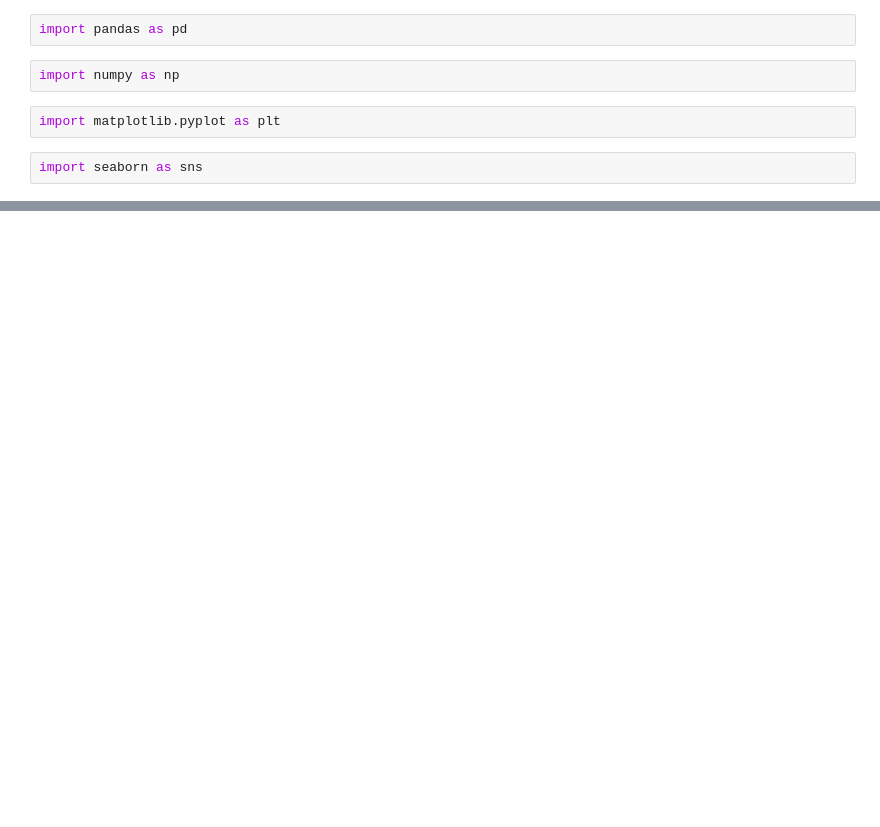
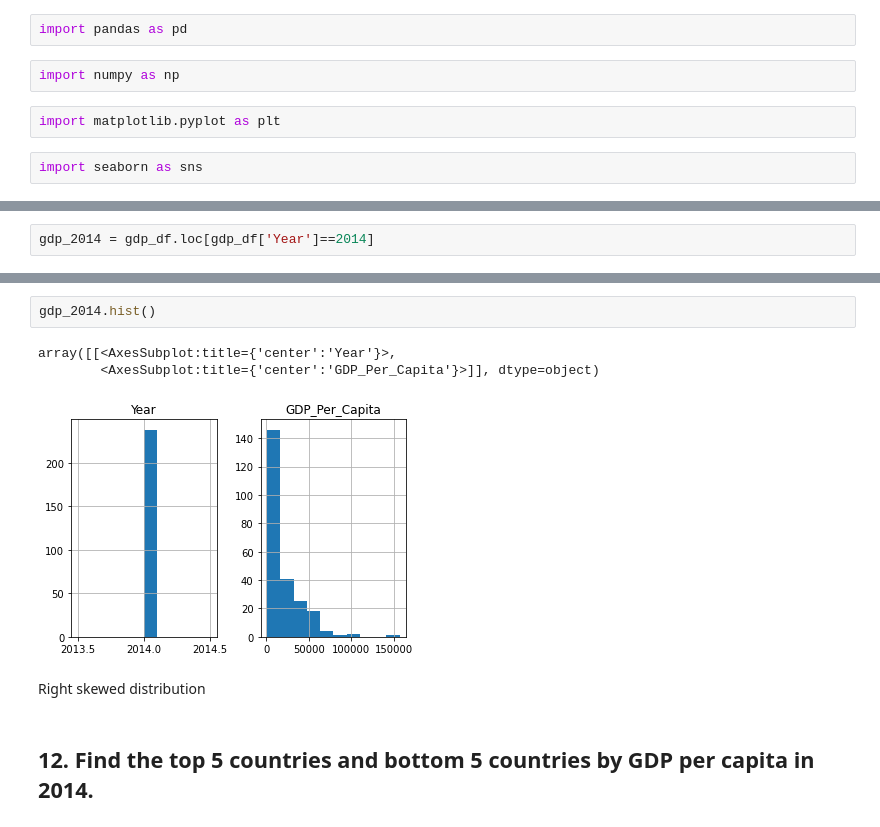
Before and after one commit to nss-data-science-cohort-6/un_data_question-gtcolorado, a Jupyter notebook: Notebooks/UN_Data_Exploration.ipynb, the cells around one changed output, grey strips where cells are left out. Drawn from its saved outputs; the diff is of its cells as text; blank space fills up the shorter version.

```diff
--- a/Notebooks/UN_Data_Exploration.ipynb
+++ b/Notebooks/UN_Data_Exploration.ipynb
@@ -12,0 +212,2 @@ NameError: name 'pd' is not defined
+# %%
+gdp_2014 = gdp_df.loc[gdp_df['Year']==2014]
@@ -12,0 +246,10 @@ NameError: name 'pd' is not defined
+# %%
+gdp_2014.hist()
+# %% [output]
+array([[<AxesSubplot:title={'center':'Year'}>,
+        <AxesSubplot:title={'center':'GDP_Per_Capita'}>]], dtype=object)
+[figure, added]
+# %% [markdown]
+Right skewed distribution
+# %% [markdown]
+## 12. Find the top 5 countries and bottom 5 countries by GDP per capita in 2014.
```
Also changed, not shown: parts of 40 cells of this notebook.
